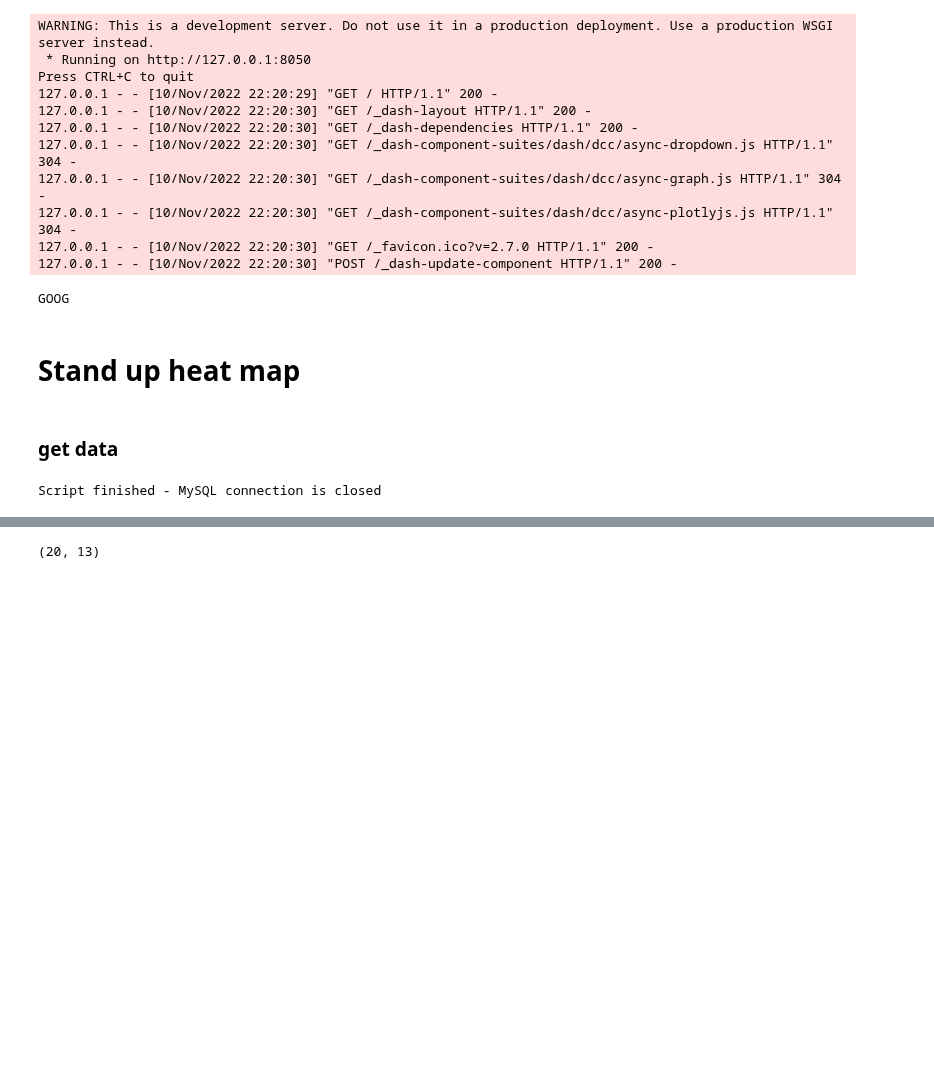
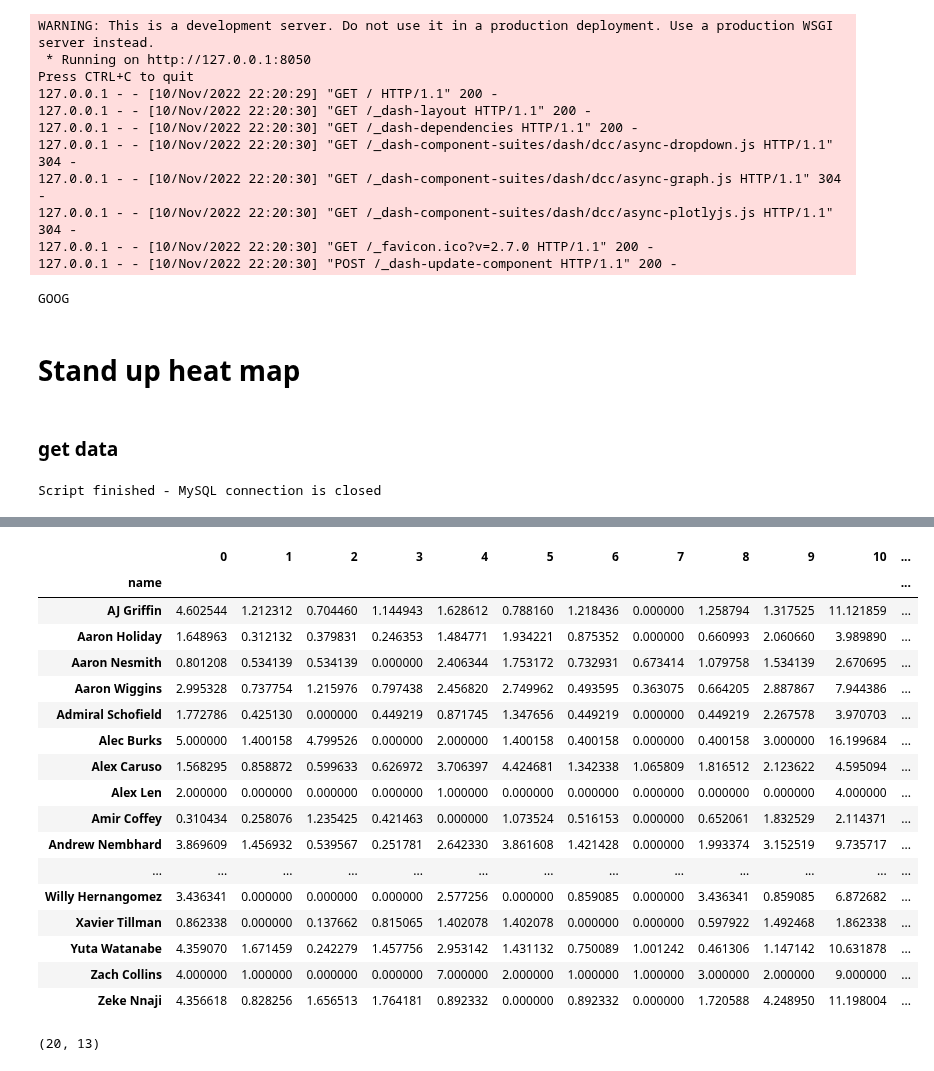
Before and after one commit to francisco-avalos/fantasy_basketball, a Jupyter notebook: dashboard set up.ipynb, the cells around one changed output, grey strips where cells are left out. Saved outputs shown, nothing was run; the diff lists cells and outputs as text; code cells hidden in the pictures; blank space fills up the shorter version.

Commit message:
adding a weighted average option - weighted by minutes

```diff
--- a/dashboard set up.ipynb
+++ b/dashboard set up.ipynb
@@ -164,3 +186,98 @@ output.shape
+# %%
+##### IM A TEST!!!!
+# myteam_df.head()
+
+cols=['made_field_goals', 'made_three_point_field_goals','made_free_throws',
+      'total_rebounds', 'offensive_rebounds', 'defensive_rebounds', 'assists',
+      'steals', 'blocks', 'turnovers', 'personal_fouls', 'points_scored', 'minutes_played'
+     ]
+
+imps=[
+ 'made_field_goals',
+ 'made_three_point_field_goals',
+ 'made_free_throws',
+ 'offensive_rebounds',
+ 'defensive_rebounds',
+ 'assists',
+ 'steals',
+ 'blocks',
+ 'turnovers',
+ 'personal_fouls',
+ 'points_scored',
+ 'total_rebounds']
+
+focus_value='made_field_goals'
+calc='sum'
+player_sample=20
+days_ago=14
+
+today=dt.date.today()
+days_back=today-dt.timedelta(days=days_ago)
+# calc_presentation='Standard Deviation' if calc=='std' else 'Average' if calc=='Mean' else 'Total'
+
+# import numpy as np
+# def w_avg(df, values, weights):
+#     d=df[values]
+#     w=df[weights]
+#     return (d*w).sum()/w.sum()
+
+# def weighted(df, cols, weights='minutes_played'):
+#     return pd.Series(np.average(df[cols], df[weights], axis=0), cols)
+
+
+# sn.set(rc={'figure.figsize':(15,8)})
+
+df_query=fa_df.query("date >= @days_back")
+# df_query.groupby(['name']).apply(w_avg, 'points_scored', 'minutes_played')
+# df_query.groupby(['name']).apply(w_avg, ['made_field_goals',
+#                                          'made_three_point_field_goals'], 'minutes_played')
+output=df_query.groupby(['name']).apply(lambda x: pd.Series([sum(x[v]*x.minutes_played)/sum(x.minutes_played) for v in imps]))
+# output=pd.DataFrame(output)
+# output.columns=imps
+# output.set_index(['name'], inplace=True, drop=True, append=False)
+# output.reset_index(inplace=False)
+output
+
+# [col for col in df_query.columns[:]]
+# output=df_query.groupby(['name'])[cols].agg(calc).reset_index().sort_values(by=[focus_value],ascending=False).head(player_sample)
+
+# output.set_index(['name'], inplace=True, drop=True, append=False)
+# output.reset_index(inplace=False)
+# output
+# cmap='Spectral_r'
+# # sn.heatmap(output.iloc[:,0:len(output)-1], annot=True, cmap=cmap)
+
+# # plt.suptitle(f'Past {days_ago} day(s) - {calc_presentation} Analysis')
+# # plt.title(f'{focus_value} leading')
+# # plt.show()
+
+# fig=px.imshow(output, text_auto=True)
+# fig.update_xaxes(side='top')
+# fig.layout.height=800
+# fig.layout.width=800
+# fig.show()
+
+
+# # output.shape
+# %% [output]
+|  | 0 | 1 | 2 | 3 | 4 | 5 | 6 | 7 | 8 | 9 | 10 | ... |
+| name |  |  |  |  |  |  |  |  |  |  |  | ... |
+| AJ Griffin | 4.602544 | 1.212312 | 0.704460 | 1.144943 | 1.628612 | 0.788160 | 1.218436 | 0.000000 | 1.258794 | 1.317525 | 11.121859 | ... |
+| Aaron Holiday | 1.648963 | 0.312132 | 0.379831 | 0.246353 | 1.484771 | 1.934221 | 0.875352 | 0.000000 | 0.660993 | 2.060660 | 3.989890 | ... |
+| Aaron Nesmith | 0.801208 | 0.534139 | 0.534139 | 0.000000 | 2.406344 | 1.753172 | 0.732931 | 0.673414 | 1.079758 | 1.534139 | 2.670695 | ... |
+| Aaron Wiggins | 2.995328 | 0.737754 | 1.215976 | 0.797438 | 2.456820 | 2.749962 | 0.493595 | 0.363075 | 0.664205 | 2.887867 | 7.944386 | ... |
+| Admiral Schofield | 1.772786 | 0.425130 | 0.000000 | 0.449219 | 0.871745 | 1.347656 | 0.449219 | 0.000000 | 0.449219 | 2.267578 | 3.970703 | ... |
+| Alec Burks | 5.000000 | 1.400158 | 4.799526 | 0.000000 | 2.000000 | 1.400158 | 0.400158 | 0.000000 | 0.400158 | 3.000000 | 16.199684 | ... |
+| Alex Caruso | 1.568295 | 0.858872 | 0.599633 | 0.626972 | 3.706397 | 4.424681 | 1.342338 | 1.065809 | 1.816512 | 2.123622 | 4.595094 | ... |
+| Alex Len | 2.000000 | 0.000000 | 0.000000 | 0.000000 | 1.000000 | 0.000000 | 0.000000 | 0.000000 | 0.000000 | 0.000000 | 4.000000 | ... |
+| Amir Coffey | 0.310434 | 0.258076 | 1.235425 | 0.421463 | 0.000000 | 1.073524 | 0.516153 | 0.000000 | 0.652061 | 1.832529 | 2.114371 | ... |
+| Andrew Nembhard | 3.869609 | 1.456932 | 0.539567 | 0.251781 | 2.642330 | 3.861608 | 1.421428 | 0.000000 | 1.993374 | 3.152519 | 9.735717 | ... |
+| ... | ... | ... | ... | ... | ... | ... | ... | ... | ... | ... | ... | ... |
+| Willy Hernangomez | 3.436341 | 0.000000 | 0.000000 | 0.000000 | 2.577256 | 0.000000 | 0.859085 | 0.000000 | 3.436341 | 0.859085 | 6.872682 | ... |
+| Xavier Tillman | 0.862338 | 0.000000 | 0.137662 | 0.815065 | 1.402078 | 1.402078 | 0.000000 | 0.000000 | 0.597922 | 1.492468 | 1.862338 | ... |
+| Yuta Watanabe | 4.359070 | 1.671459 | 0.242279 | 1.457756 | 2.953142 | 1.431132 | 0.750089 | 1.001242 | 0.461306 | 1.147142 | 10.631878 | ... |
+| Zach Collins | 4.000000 | 1.000000 | 0.000000 | 0.000000 | 7.000000 | 2.000000 | 1.000000 | 1.000000 | 3.000000 | 2.000000 | 9.000000 | ... |
+| Zeke Nnaji | 4.356618 | 0.828256 | 1.656513 | 1.764181 | 0.892332 | 0.000000 | 0.892332 | 0.000000 | 1.720588 | 4.248950 | 11.198004 | ... |
 # %%
 # short_df = output.iloc[:,0:len(output)-1]
 short_df = output.iloc[:,0:len(output)]
```
Also changed, not shown: parts of 3 cells of this notebook, 3 other files.
